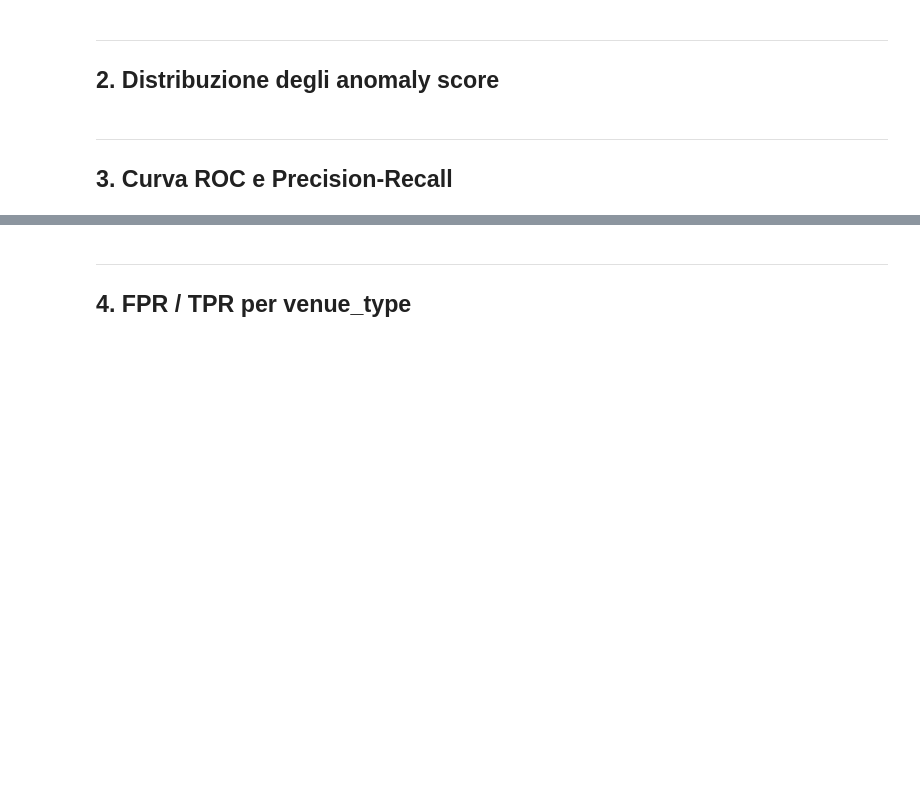
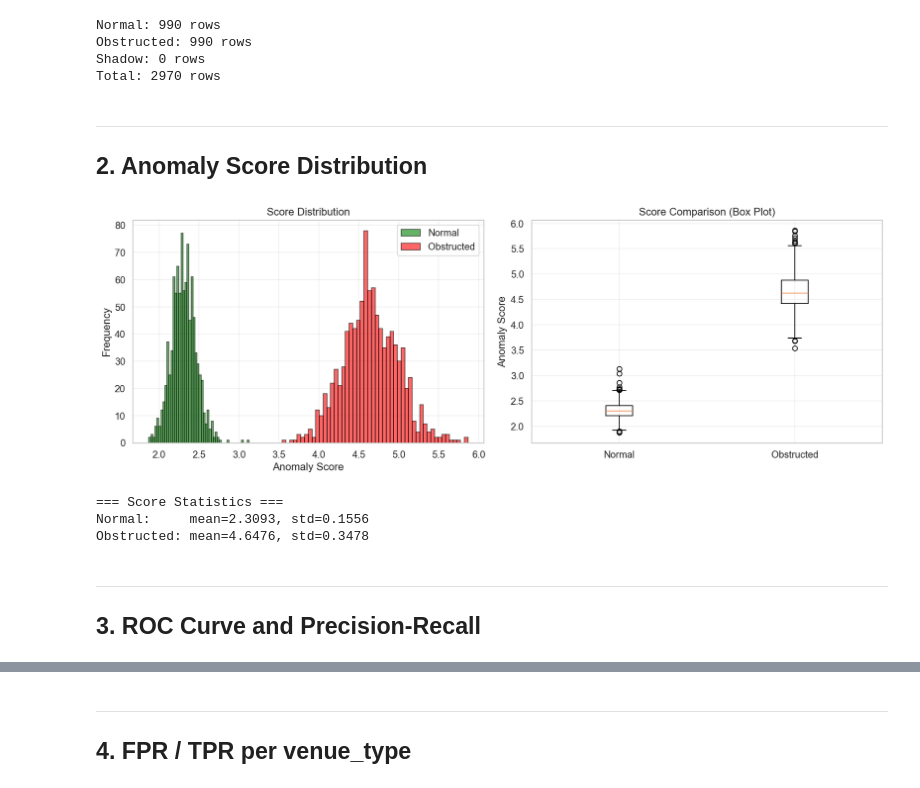
Before and after one commit to andreainno22/Thesis-project-UNIPI, a Jupyter notebook: src/patchcore_analysis.ipynb, the cells around one changed output, grey strips where cells are left out. Cells and saved outputs as stored; diff of their text form; code cells hidden in the pictures; blank space fills up the shorter version.

```diff
--- a/src/patchcore_analysis.ipynb
+++ b/src/patchcore_analysis.ipynb
@@ -116,3 +116,0 @@ if len(df_obstr) == 0:
-# %% [markdown]
----
-## 2. Distribuzione degli anomaly score
@@ -157,3 +117,63 @@ print('Salvato: 01_score_distribution.png')
+# %%
+# ── Split data by test_type ─────────────────────────────────────────────────
+
+normal_df = df[df['test_type'] == 'normal']
+obstructed_df = df[df['test_type'] == 'obstructed']
+shadow_df = df[df['test_type'] == 'shadow'] if 'shadow' in df['test_type'].unique() else pd.DataFrame()
+
+print(f'Normal: {len(normal_df)} rows')
+print(f'Obstructed: {len(obstructed_df)} rows')
+print(f'Shadow: {len(shadow_df)} rows')
+print(f'Total: {len(df)} rows')
+# %% [output]
+Normal: 990 rows
+Obstructed: 990 rows
+Shadow: 0 rows
+Total: 2970 rows
+# %% [markdown]
+---
+## 2. Anomaly Score Distribution
+# %%
+# ── Score distribution ──────────────────────────────────────────────────────
+
+fig, axes = plt.subplots(1, 2, figsize=(14, 5))
+
+# Histograms
+axes[0].hist(normal_df['score'], bins=50, alpha=0.6, label='Normal', color='green', edgecolor='black')
+axes[0].hist(obstructed_df['score'], bins=50, alpha=0.6, label='Obstructed', color='red', edgecolor='black')
+if len(shadow_df) > 0:
+    axes[0].hist(shadow_df['score'], bins=50, alpha=0.6, label='Shadow', color='orange', edgecolor='black')
+axes[0].set_xlabel('Anomaly Score')
+axes[0].set_ylabel('Frequency')
+axes[0].set_title('Score Distribution')
+axes[0].legend()
+axes[0].grid(alpha=0.3)
+
+# Box plot
+data_to_plot = [normal_df['score'], obstructed_df['score']]
+labels = ['Normal', 'Obstructed']
+if len(shadow_df) > 0:
+    data_to_plot.append(shadow_df['score'])
+    labels.append('Shadow')
+axes[1].boxplot(data_to_plot, labels=labels)
+axes[1].set_ylabel('Anomaly Score')
+axes[1].set_title('Score Comparison (Box Plot)')
+axes[1].grid(alpha=0.3)
+
+plt.tight_layout()
+plt.show()
+
+# Statistics
+print('=== Score Statistics ===')
+print(f'Normal:     mean={normal_df["score"].mean():.4f}, std={normal_df["score"].std():.4f}')
+print(f'Obstructed: mean={obstructed_df["score"].mean():.4f}, std={obstructed_df["score"].std():.4f}')
+if len(shadow_df) > 0:
+    print(f'Shadow:     mean={shadow_df["score"].mean():.4f}, std={shadow_df["score"].std():.4f}')
+# %% [output]
+[figure, added]
+=== Score Statistics ===
+Normal:     mean=2.3093, std=0.1556
+Obstructed: mean=4.6476, std=0.3478
 # %% [markdown]
 ---
-## 3. Curva ROC e Precision-Recall
+## 3. ROC Curve and Precision-Recall
```
Also changed, not shown: parts of 34 cells of this notebook, 4 other files.
